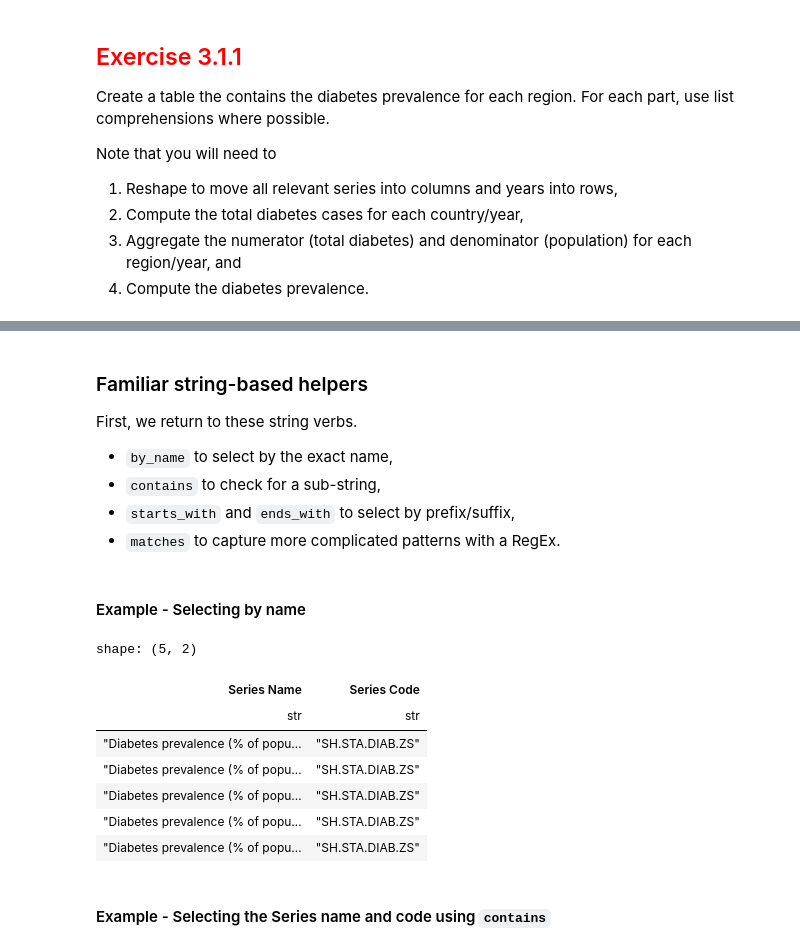
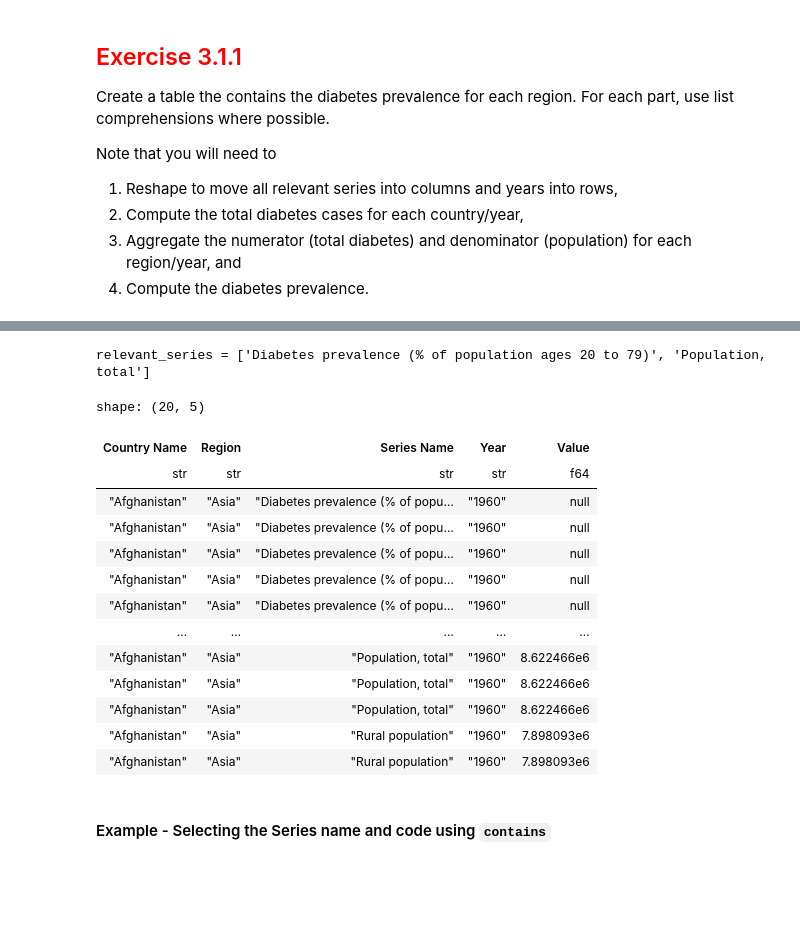
Before and after one commit to piercegritz/class_activities, a Jupyter notebook: 3_1_polars_column_selectors.ipynb, the cells around one changed output, grey strips where cells are left out. Saved outputs shown, nothing was run; the diff lists cells and outputs as text; code cells hidden in the pictures; blank space fills up the shorter version.

```diff
--- a/3_1_polars_column_selectors.ipynb
+++ b/3_1_polars_column_selectors.ipynb
@@ -346,26 +290,52 @@ Allow column selection based on
-# %% [markdown]
-### Familiar string-based helpers
-
-First, we return to these string verbs.
-- `by_name` to select by the exact name,
-- `contains` to check for a sub-string,
-- `starts_with` and `ends_with` to select by prefix/suffix,
-- `matches` to capture more complicated patterns with a RegEx.
-# %% [markdown]
-#### Example - Selecting by name
-# %%
-(WB_dev_ind
- .select(cs.by_name("Series Name", "Series Code"))
-).head()
-# %% [output]
-shape: (5, 2)
-| Series Name | Series Code |
-| str | str |
-| "Diabetes prevalence (% of popu… | "SH.STA.DIAB.ZS" |
-| "Diabetes prevalence (% of popu… | "SH.STA.DIAB.ZS" |
-| "Diabetes prevalence (% of popu… | "SH.STA.DIAB.ZS" |
-| "Diabetes prevalence (% of popu… | "SH.STA.DIAB.ZS" |
-| "Diabetes prevalence (% of popu… | "SH.STA.DIAB.ZS" |
+# %%
+# Build the long-form table and identify the two relevant series (diabetes prevalence and total population).
+# This cell prepares `diabetes_pop_long` and `relevant_series` for the subsequent aggregation cells.
+
+# find candidate series names
+_series_names = WB_dev_ind['Series Name'].unique().to_list()
+
+# pick a diabetes prevalence series (case-insensitive match on 'diabetes')
+diab_series = next((s for s in _series_names if re.search(r'diabetes', s, re.I)), None)
+
+# pick a total population series (prefer exact 'Population, total', fallback to a population match that is not 'Urban')
+pop_series = next((s for s in _series_names if re.search(r'Population, total', s, re.I)), None)
+if pop_series is None:
+    pop_series = next((s for s in _series_names if re.search(r'\bPopulation\b', s, re.I) and 'urban' not in s.lower()), None)
+
+if diab_series is None or pop_series is None:
+    raise ValueError("Couldn't automatically identify the diabetes and population series. Inspect Series Name values and set `relevant_series` manually.")
+
+relevant_series = [diab_series, pop_series]
+
+# Unpivot years into rows to create a long table with one row per country/series/year
+diabetes_pop_long = (
+    WB_dev_ind
+    .select(cs.string() - cs.contains('Code') | cs.matches(r'^\d{4}$'))  # keep identifying string cols and year cols
+    .unpivot(on=cs.matches(r'^\d{4}$'),
+             index=cs.string() - cs.contains('Code'),
+             variable_name='Year')
+    .rename({'value': 'Value'})  # make the measurement column explicit
+)
+
+# quick sanity check
+print("relevant_series =", relevant_series)
+diabetes_pop_long.head(20)
+# %% [output]
+relevant_series = ['Diabetes prevalence (% of population ages 20 to 79)', 'Population, total']
+shape: (20, 5)
+| Country Name | Region | Series Name | Year | Value |
+| str | str | str | str | f64 |
+| "Afghanistan" | "Asia" | "Diabetes prevalence (% of popu… | "1960" | null |
+| "Afghanistan" | "Asia" | "Diabetes prevalence (% of popu… | "1960" | null |
+| "Afghanistan" | "Asia" | "Diabetes prevalence (% of popu… | "1960" | null |
+| "Afghanistan" | "Asia" | "Diabetes prevalence (% of popu… | "1960" | null |
+| "Afghanistan" | "Asia" | "Diabetes prevalence (% of popu… | "1960" | null |
+| … | … | … | … | … |
+| "Afghanistan" | "Asia" | "Population, total" | "1960" | 8.622466e6 |
+| "Afghanistan" | "Asia" | "Population, total" | "1960" | 8.622466e6 |
+| "Afghanistan" | "Asia" | "Population, total" | "1960" | 8.622466e6 |
+| "Afghanistan" | "Asia" | "Rural population" | "1960" | 7.898093e6 |
+| "Afghanistan" | "Asia" | "Rural population" | "1960" | 7.898093e6 |
 # %% [markdown]
 #### Example - Selecting the Series name and code using `contains`
 # %%
```
Also changed, not shown: parts of 3 cells of this notebook.
